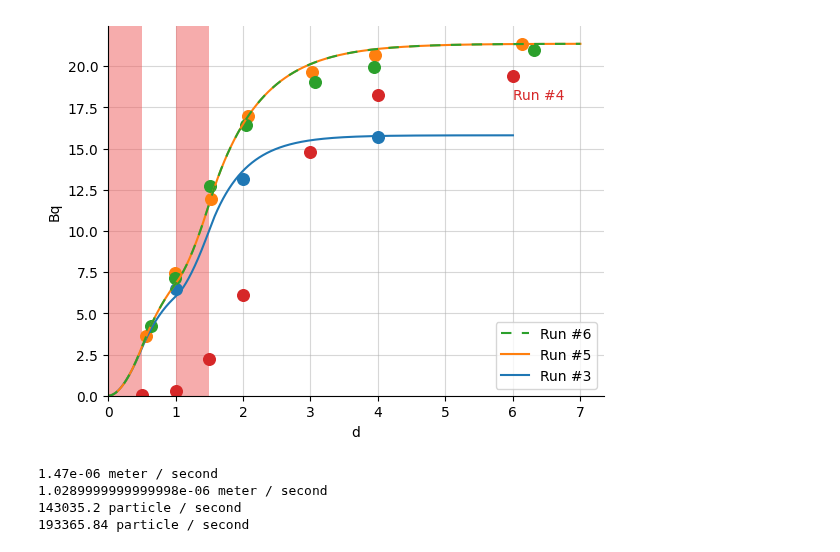
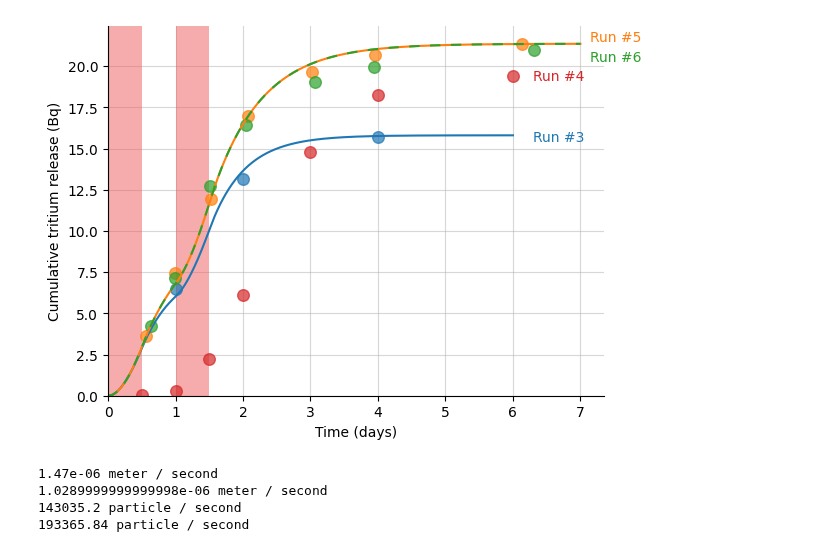
Before and after one commit to LIBRA-project/BABY-100-mL-runs, a Jupyter notebook: compare_runs.ipynb, the cells around one changed output. Cells and saved outputs as stored; diff of their text form; code cells hidden in the pictures.

```diff
--- a/compare_runs.ipynb
+++ b/compare_runs.ipynb
@@ -42,48 +42,79 @@ plt.scatter(
     baby_run_3.replacement_times,
     baby_run_3.cumulative_release,
     s=70,
-    color=color_run_3
+    color=color_run_3,
+    alpha=0.7,
 )
 
 plot_integrated_top_release(model_run_5, color=color_run_5, label="Run #5")
 
 plt.scatter(
     baby_run_5.replacement_times,
     baby_run_5.cumulative_release,
     s=70,
-    color=color_run_5
+    color=color_run_5,
+    alpha=0.7,
 )
 
-plot_integrated_top_release(model_run_6, color=color_run_6, label="Run #6", linestyle="--", dashes=(5, 5))
+plot_integrated_top_release(
+    model_run_6, color=color_run_6, label="Run #6", linestyle="--", dashes=(5, 5)
+)
 
 plt.scatter(
     baby_run_6.replacement_times,
     baby_run_6.cumulative_release,
     s=70,
-    color=color_run_6
+    color=color_run_6,
+    alpha=0.7,
 )
 
 plt.scatter(
     baby_run_4.replacement_times,
     baby_run_4.cumulative_release,
     s=70,
-    color=color_run_4
+    color=color_run_4,
+    alpha=0.7,
 )
 
-plt.annotate("Run #4", (6 * ureg.days, 18 * ureg.Bq), color=color_run_4)
+# plt.annotate("Run #4", (6 * ureg.days, 18 * ureg.Bq), color=color_run_4)
 
 plt.xlim(left=0 * ureg.day)
 plt.ylim(bottom=0)
 plt.gca().spines[["right", "top"]].set_visible(False)
 plt.grid(alpha=0.5)
-plt.legend(reverse=True)
+# plt.legend(reverse=True)
+plt.annotate(
+    f"Run #3",
+    (baby_run_3.baby_model.times[-1] * 1.05, baby_run_3.cumulative_release[-1]),
+    color=color_run_3,
+    va="center",
+)
+plt.annotate(
+    f"Run #4",
+    (baby_run_4.baby_model.times[-1] * 1.05, baby_run_4.cumulative_release[-1]),
+    color=color_run_4,
+    va="center",
+)
+plt.annotate(
+    f"Run #5",
+    (baby_run_5.baby_model.times[-1] * 1.02, baby_run_5.cumulative_release[-1] * 1.02),
+    color=color_run_5,
+    va="center",
+)
+plt.annotate(
+    f"Run #6",
+    (baby_run_6.baby_model.times[-1] * 1.02, baby_run_6.cumulative_release[-1] * 0.98),
+    color=color_run_6,
+    va="center",
+)
 # labelLines(plt.gca().get_lines(), zorder=2.5)
 # plt.gcf().text(0.08, 0.97, "Cumulative tritium release", weight="bold", fontsize=15)
-# axis below graph
+plt.xlabel("Time (days)")
+plt.ylabel("Cumulative tritium release (Bq)")
 plt.gca().set_axisbelow(True)
 plt.savefig("cumulative_release_compare_runs.pdf")
 # %% [output]
-[figure, old version]
+[figure, new version]
 # %%
 print(model_run_3.k_top)
 print(model_run_5.k_top)
```
